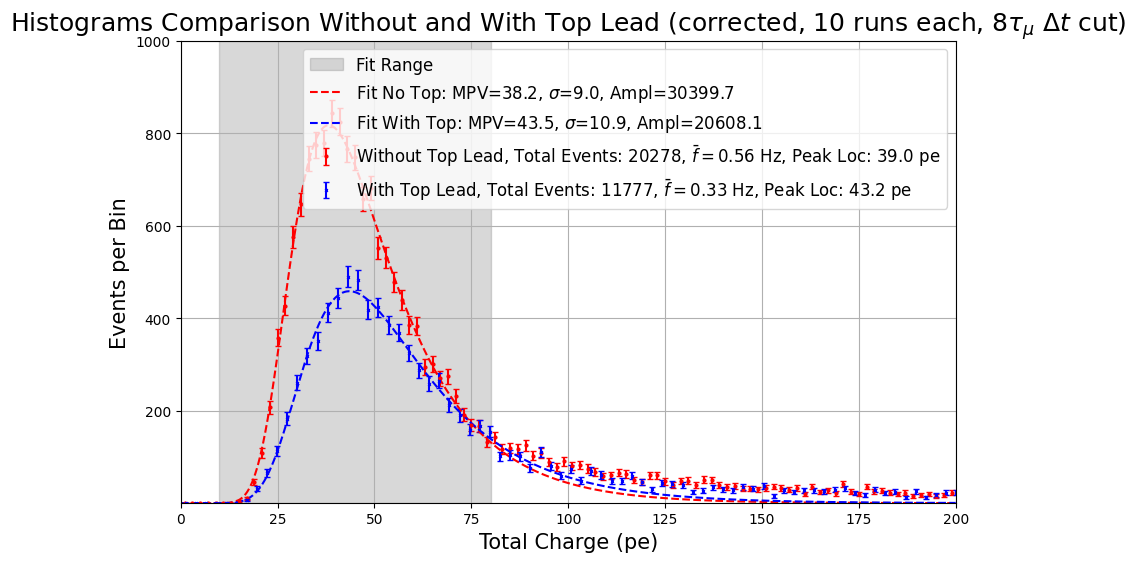
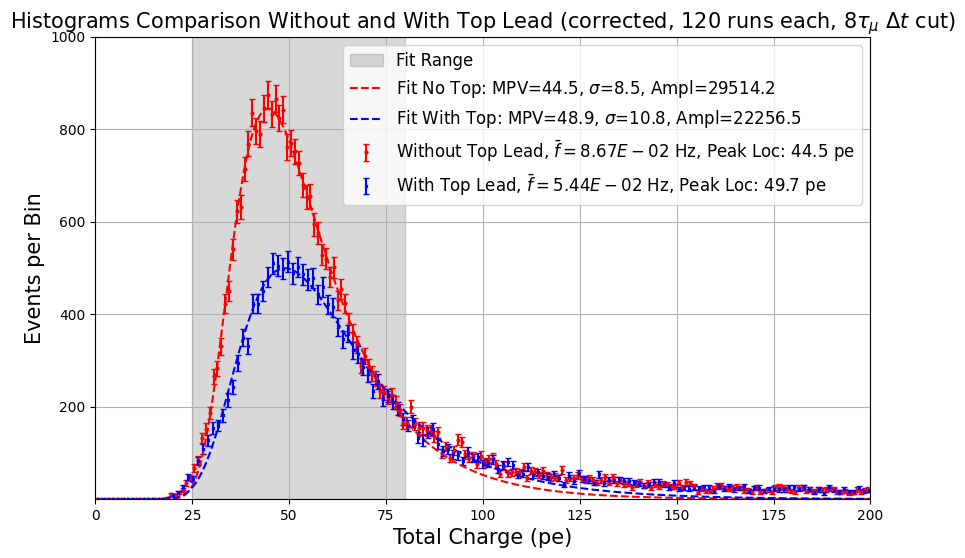
The notebook cell's code change between the first figure and the second:
--- before
+++ after
@@ -9,8 +9,8 @@
     return a * moyal.pdf(x, loc, scale)
 
-corrrect_ratio = 182.6/139.6
+corrrect_ratio = 201.8/156.2
 
-time_no_top = "/raid1/genli/Data_D2O/M1_data/analysis_14977-14986_M1_20251119-175123/MASTER_RESULTS/total_time_length.json"
-time_with_top = "/raid1/genli/Data_D2O/M1_data/analysis_23163-23172_M1_20251119-175339/MASTER_RESULTS/total_time_length.json"
+time_no_top = "/raid1/genli/Data_D2O/M1_data/analysis_14977-15096_M1_20251202-213720/MASTER_RESULTS/total_time_length.json"
+time_with_top = "/raid1/genli/Data_D2O/M1_data/analysis_23163-23282_M1_20251202-213413/MASTER_RESULTS/total_time_length.json"
 
 with open(time_no_top, 'r') as f:
@@ -25,14 +25,16 @@
 print(f"Time with top lead: {t_with_top_sec:.2f} seconds")
 
-file_no_top = '/raid1/genli/Data_D2O/M1_data/analysis_14977-14986_M1_20251118-163356_8tau/MASTER_RESULTS/aggregated_total_pe_M1.pkl'
-file_with_top = '/raid1/genli/Data_D2O/M1_data/analysis_23163-23172_M1_20251118-001434_8tau/MASTER_RESULTS/aggregated_total_pe_M1.pkl'
+ratio_timelength = t_no_top_sec / t_with_top_sec
+
+file_no_top = '/raid1/genli/Data_D2O/M1_data/analysis_14977-15096_M1_20251202-213720/MASTER_RESULTS/aggregated_total_pe_M1.pkl'
+file_with_top = '/raid1/genli/Data_D2O/M1_data/analysis_23163-23282_M1_20251202-213413/MASTER_RESULTS/aggregated_total_pe_M1.pkl'
 data_no_top = np.load(file_no_top, allow_pickle=True)
 data_with_top = np.load(file_with_top, allow_pickle=True)
 centers_no_top = data_no_top['centers']
-numpe_no_top = data_no_top['histograms']['Master Runs 14977-14986']
-err_no_top = data_no_top['errors']['Master Runs 14977-14986']
+numpe_no_top = data_no_top['histograms']['Master Runs 14977-15096']
+err_no_top = data_no_top['errors']['Master Runs 14977-15096']
 centers_with_top = data_with_top['centers'] * corrrect_ratio
-numpe_with_top = data_with_top['histograms']['Master Runs 23163-23172']
-err_with_top = data_with_top['errors']['Master Runs 23163-23172']   
+numpe_with_top = data_with_top['histograms']['Master Runs 23163-23282'] * ratio_timelength
+err_with_top = data_with_top['errors']['Master Runs 23163-23282'] * ratio_timelength
 total_events_no_top = np.sum(numpe_no_top)
 total_events_with_top = np.sum(numpe_with_top)
@@ -40,6 +42,7 @@
 peakloc_with_top = centers_with_top[np.argmax(numpe_with_top)]
 
+
 # Define fit range
-fit_range = (10, 80)
+fit_range = (25, 80)
 
 # Fit Landau for no top
@@ -63,6 +66,6 @@
 # Plotting the histograms for different dt cuts
 plt.figure(figsize=(10, 6))
-plt.errorbar(centers_no_top, numpe_no_top, yerr=err_no_top, fmt='o', label=f'Without Top Lead, Total Events: {total_events_no_top}, $\\bar{{f}} = {total_events_no_top/t_no_top_sec:.2f}$ Hz, Peak Loc: {peakloc_no_top:.1f} pe', color='red', markersize=2, capsize=2)
-plt.errorbar(centers_with_top, numpe_with_top, yerr=err_with_top, fmt='x', label=f'With Top Lead, Total Events: {total_events_with_top}, $\\bar{{f}} = {total_events_with_top/t_with_top_sec:.2f}$ Hz, Peak Loc: {peakloc_with_top:.1f} pe', color='blue', markersize=2, capsize=2)
+plt.errorbar(centers_no_top, numpe_no_top, yerr=err_no_top, fmt='o', label=f'Without Top Lead, $\\bar{{f}} = {total_events_no_top/t_no_top_sec:.2E}$ Hz, Peak Loc: {peakloc_no_top:.1f} pe', color='red', markersize=2, capsize=2)
+plt.errorbar(centers_with_top, numpe_with_top, yerr=err_with_top, fmt='x', label=f'With Top Lead, $\\bar{{f}} = {total_events_with_top/t_with_top_sec:.2E}$ Hz, Peak Loc: {peakloc_with_top:.1f} pe', color='blue', markersize=2, capsize=2)
 plt.axvspan(fit_range[0], fit_range[1], color='gray', alpha=0.3, label='Fit Range')
 x_fit = np.linspace(0, 200, 1000)
@@ -72,5 +75,5 @@
     plt.plot(x_fit, landau(x_fit, *popt_with_top), 'b--', label=f'Fit With Top: MPV={popt_with_top[1]:.1f}, $\\sigma$={popt_with_top[2]:.1f}, Ampl={popt_with_top[0]:.1f}')
 
-plt.title('Histograms Comparison Without and With Top Lead (corrected, 10 runs each, 8$\\tau_\\mu$ $\\Delta t$ cut)', fontsize=18)
+plt.title('Histograms Comparison Without and With Top Lead (corrected, 120 runs each, 8$\\tau_\\mu$ $\\Delta t$ cut)', fontsize=15)
 plt.xlabel('Total Charge (pe)', fontsize=15)
 plt.ylabel('Events per Bin', fontsize=15)
@@ -82,4 +85,4 @@
 plt.show()
 #print runs numbers
-print("Runs without top lead: 14977-14986")
-print("Runs with top lead: 23163-23172")
+print("Runs without top lead: 14977-15096")
+print("Runs with top lead: 23163-23282")

Commit: small updates on plotting ipynb